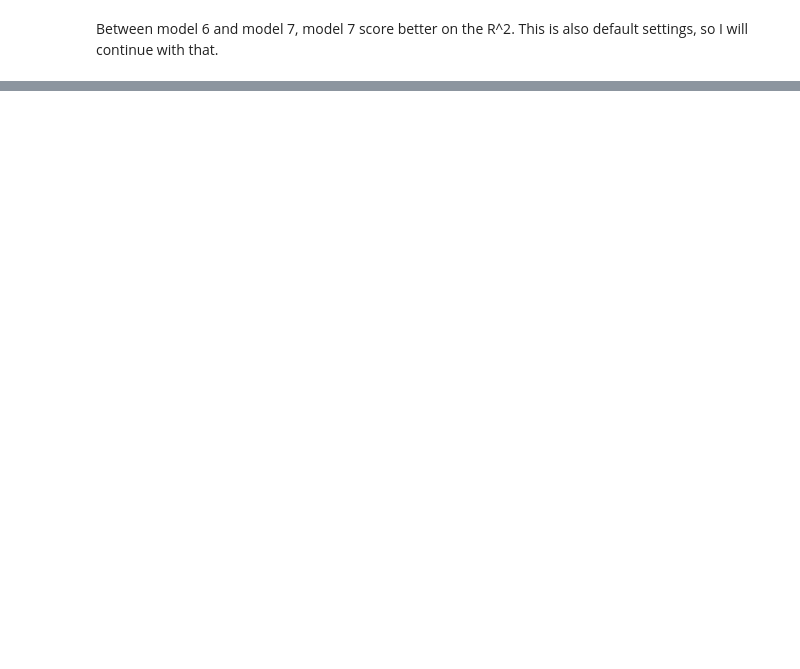
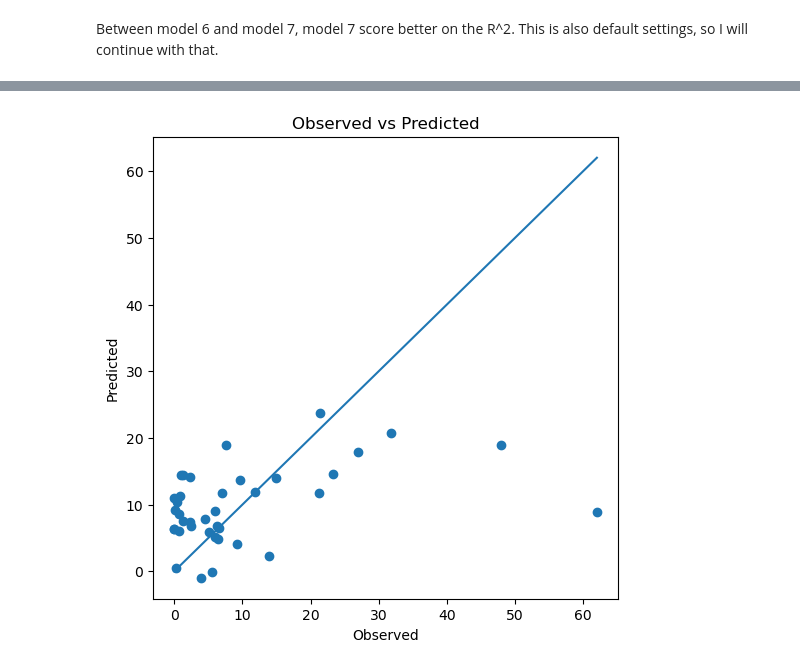
Before and after one commit to RebeckaAntonsson/Thesis, a Jupyter notebook: Immonogenecity_tool_testing/model_selection/Antibodies/AB_model_selection.ipynb, the cells around one changed output, grey strips where cells are left out. Saved outputs shown, nothing was run; the diff lists cells and outputs as text; code cells hidden in the pictures; blank space fills up the shorter version.

```diff
--- a/Immonogenecity_tool_testing/model_selection/Antibodies/AB_model_selection.ipynb
+++ b/Immonogenecity_tool_testing/model_selection/Antibodies/AB_model_selection.ipynb
@@ -470,0 +624,17 @@ Between model 6 and model 7, model 7 score better on the R^2. This is also defau
+# %%
+# Predict values based on the model 14 (best model when only looking at R^2)
+all_predictors_andADA['predicted_ADA'] = model14.predict(all_predictors_andADA)
+
+plt.figure(figsize=(6,6))
+plt.scatter(all_predictors_andADA['ADA_percentage'], all_predictors_andADA['predicted_ADA'])
+
+# ideal line (perfect fit)
+plt.plot([all_predictors_andADA['ADA_percentage'].min(), all_predictors_andADA['ADA_percentage'].max()],
+         [all_predictors_andADA['ADA_percentage'].min(), all_predictors_andADA['ADA_percentage'].max()])
+
+plt.xlabel("Observed")
+plt.ylabel("Predicted")
+plt.title("Observed vs Predicted")
+plt.show()
+# %% [output]
+[figure, added]
```
Also changed, not shown: parts of 21 cells of this notebook.
